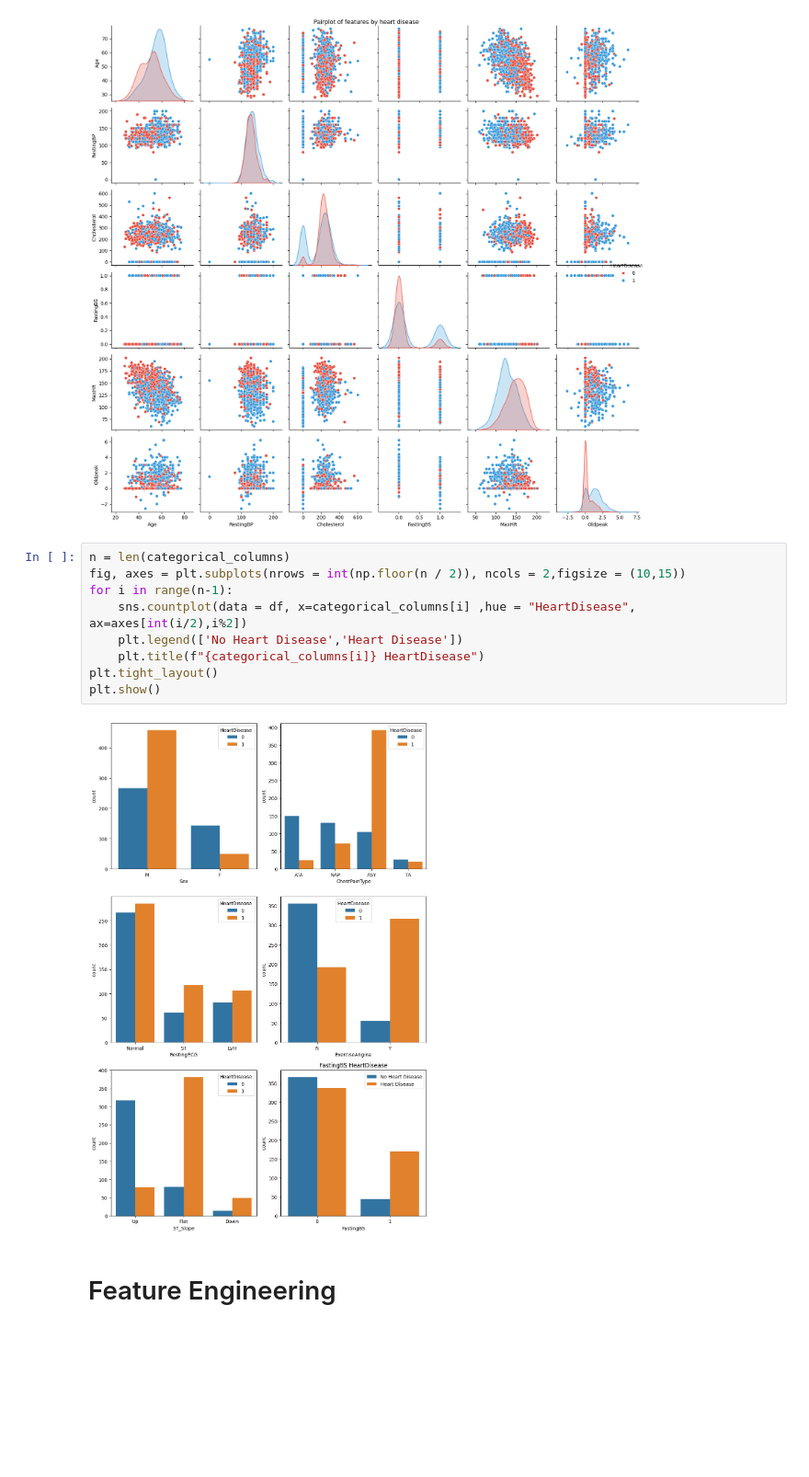
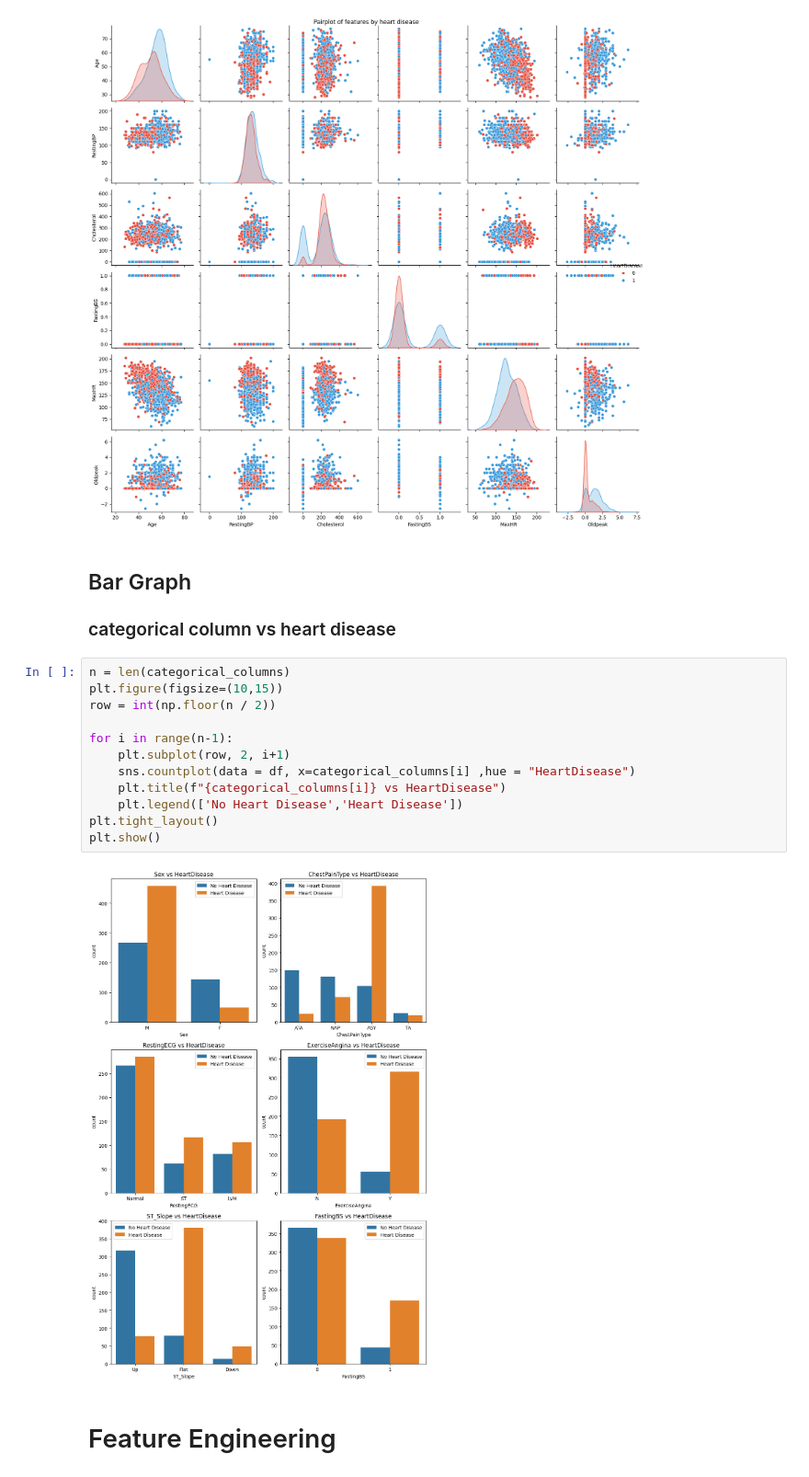
Before and after one commit to Prajwal-Luitel/Heart-Failure-Prediction, a Jupyter notebook: Heart_Disease_Prediction.ipynb, the cells around one changed output. Shown at 92% size. Saved outputs shown, nothing was run; the diff lists cells and outputs as text; blank space fills up the shorter version.

```diff
--- a/Heart_Disease_Prediction.ipynb
+++ b/Heart_Disease_Prediction.ipynb
@@ -109,17 +112,23 @@ plt.tight_layout()
 plt.show()
 # %% [output]
 [figure]
+# %% [markdown]
+## Bar Graph
+### categorical column vs heart disease
 # %%
 n = len(categorical_columns)
-fig, axes = plt.subplots(nrows = int(np.floor(n / 2)), ncols = 2,figsize = (10,15))
+plt.figure(figsize=(10,15))
+row = int(np.floor(n / 2))
+
 for i in range(n-1):
-    sns.countplot(data = df, x=categorical_columns[i] ,hue = "HeartDisease", ax=axes[int(i/2),i%2])
+    plt.subplot(row, 2, i+1)
+    sns.countplot(data = df, x=categorical_columns[i] ,hue = "HeartDisease")
+    plt.title(f"{categorical_columns[i]} vs HeartDisease")
     plt.legend(['No Heart Disease','Heart Disease'])
-    plt.title(f"{categorical_columns[i]} HeartDisease")
 plt.tight_layout()
 plt.show()
 # %% [output]
-[figure, old version]
+[figure, new version]
 # %% [markdown]
 # Feature Engineering
 # %% [markdown]
```
Also changed, not shown: parts of 11 cells of this notebook.
